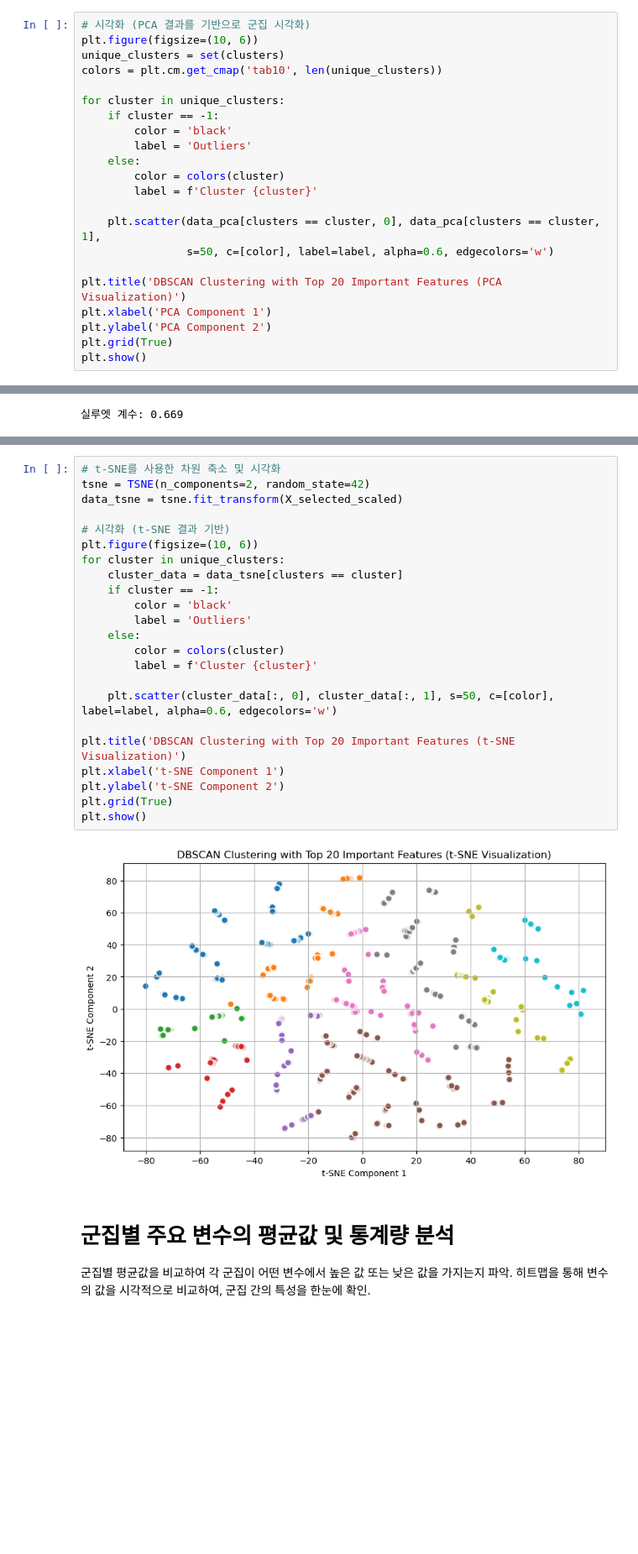
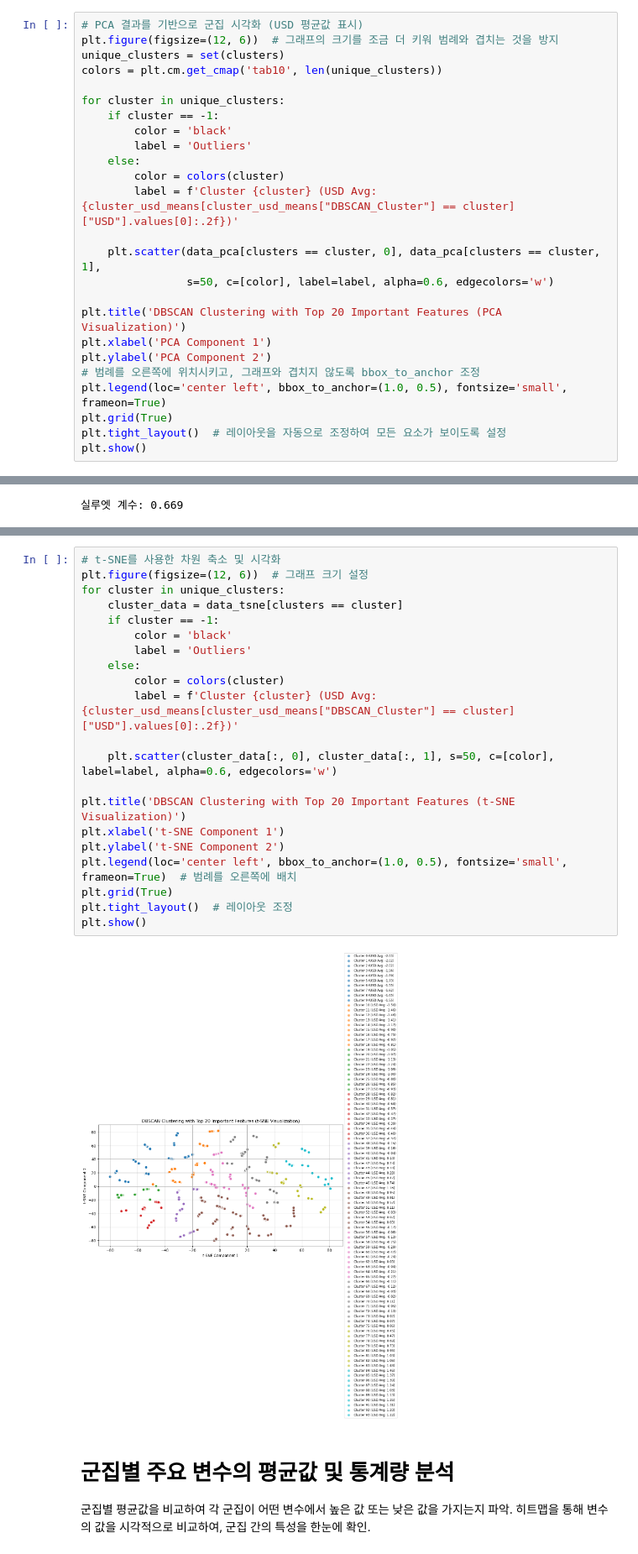
Before and after one commit to doing84/Gold-Price-Analysis, a Jupyter notebook: dbscan.ipynb, the cells around one changed output, grey strips where cells are left out. Shown at 84% size. Saved outputs shown, nothing was run; the diff lists cells and outputs as text; blank space fills up the shorter version.

```diff
--- a/dbscan.ipynb
+++ b/dbscan.ipynb
@@ -287,8 +307,8 @@ df['DBSCAN_Cluster'] = clusters
 pca = PCA(n_components=2)
 data_pca = pca.fit_transform(X_selected_scaled)
 # %%
-# 시각화 (PCA 결과를 기반으로 군집 시각화)
-plt.figure(figsize=(10, 6))
+# PCA 결과를 기반으로 군집 시각화 (USD 평균값 표시)
+plt.figure(figsize=(12, 6))  # 그래프의 크기를 조금 더 키워 범례와 겹치는 것을 방지
 unique_clusters = set(clusters)
 colors = plt.cm.get_cmap('tab10', len(unique_clusters))
 
@@ -298,7 +318,7 @@ for cluster in unique_clusters:
         label = 'Outliers'
     else:
         color = colors(cluster)
-        label = f'Cluster {cluster}'
+        label = f'Cluster {cluster} (USD Avg: {cluster_usd_means[cluster_usd_means["DBSCAN_Cluster"] == cluster]["USD"].values[0]:.2f})'
 
     plt.scatter(data_pca[clusters == cluster, 0], data_pca[clusters == cluster, 1],
                 s=50, c=[color], label=label, alpha=0.6, edgecolors='w')
@@ -306,6 +326,9 @@ for cluster in unique_clusters:
 plt.title('DBSCAN Clustering with Top 20 Important Features (PCA Visualization)')
 plt.xlabel('PCA Component 1')
 plt.ylabel('PCA Component 2')
+# 범례를 오른쪽에 위치시키고, 그래프와 겹치지 않도록 bbox_to_anchor 조정
+plt.legend(loc='center left', bbox_to_anchor=(1.0, 0.5), fontsize='small', frameon=True)
 plt.grid(True)
+plt.tight_layout()  # 레이아웃을 자동으로 조정하여 모든 요소가 보이도록 설정
 plt.show()
 # %% [output]
@@ -319,28 +346,26 @@ print(f"실루엣 계수: {score:.3f}")
 # %%
 # t-SNE를 사용한 차원 축소 및 시각화
-tsne = TSNE(n_components=2, random_state=42)
-data_tsne = tsne.fit_transform(X_selected_scaled)
-
-# 시각화 (t-SNE 결과 기반)
-plt.figure(figsize=(10, 6))
+plt.figure(figsize=(12, 6))  # 그래프 크기 설정
 for cluster in unique_clusters:
     cluster_data = data_tsne[clusters == cluster]
     if cluster == -1:
         color = 'black'
         label = 'Outliers'
     else:
         color = colors(cluster)
-        label = f'Cluster {cluster}'
+        label = f'Cluster {cluster} (USD Avg: {cluster_usd_means[cluster_usd_means["DBSCAN_Cluster"] == cluster]["USD"].values[0]:.2f})'
 
     plt.scatter(cluster_data[:, 0], cluster_data[:, 1], s=50, c=[color], label=label, alpha=0.6, edgecolors='w')
 
 plt.title('DBSCAN Clustering with Top 20 Important Features (t-SNE Visualization)')
 plt.xlabel('t-SNE Component 1')
 plt.ylabel('t-SNE Component 2')
+plt.legend(loc='center left', bbox_to_anchor=(1.0, 0.5), fontsize='small', frameon=True)  # 범례를 오른쪽에 배치
 plt.grid(True)
+plt.tight_layout()  # 레이아웃 조정
 plt.show()
 # %% [output]
-[figure, old version]
+[figure, new version]
 # %% [markdown]
 # 군집별 주요 변수의 평균값 및 통계량 분석
 군집별 평균값을 비교하여 각 군집이 어떤 변수에서 높은 값 또는 낮은 값을 가지는지 파악.
```
Also changed, not shown: parts of 4 cells of this notebook.
